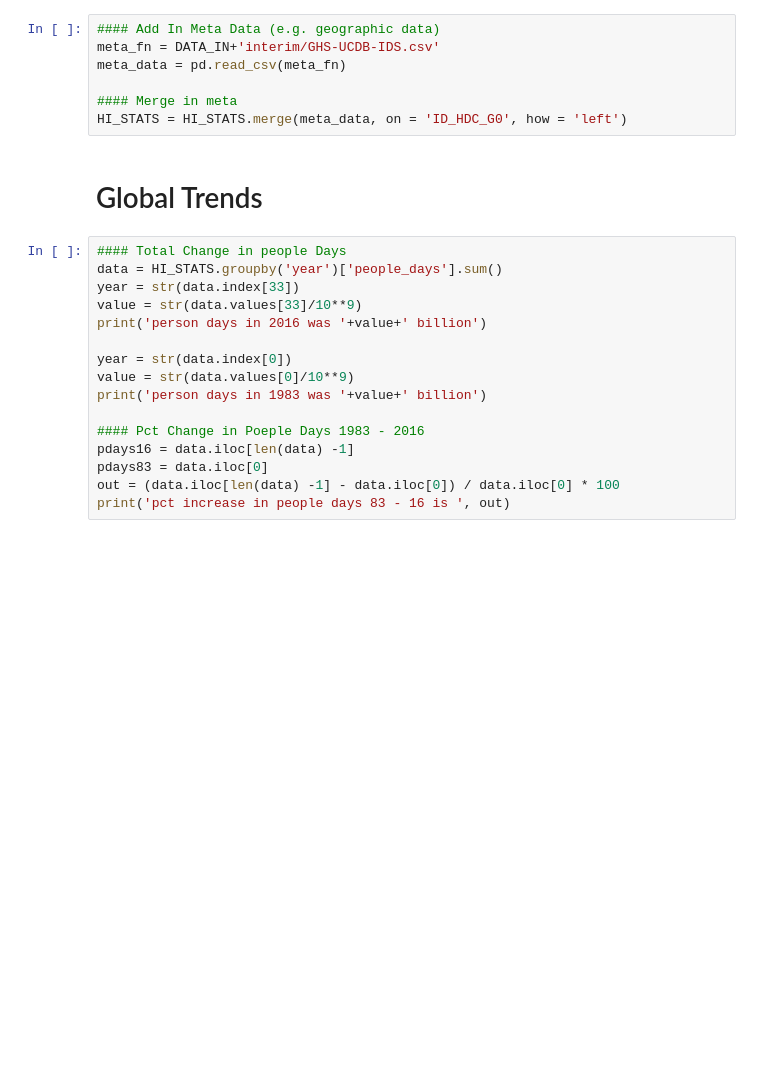
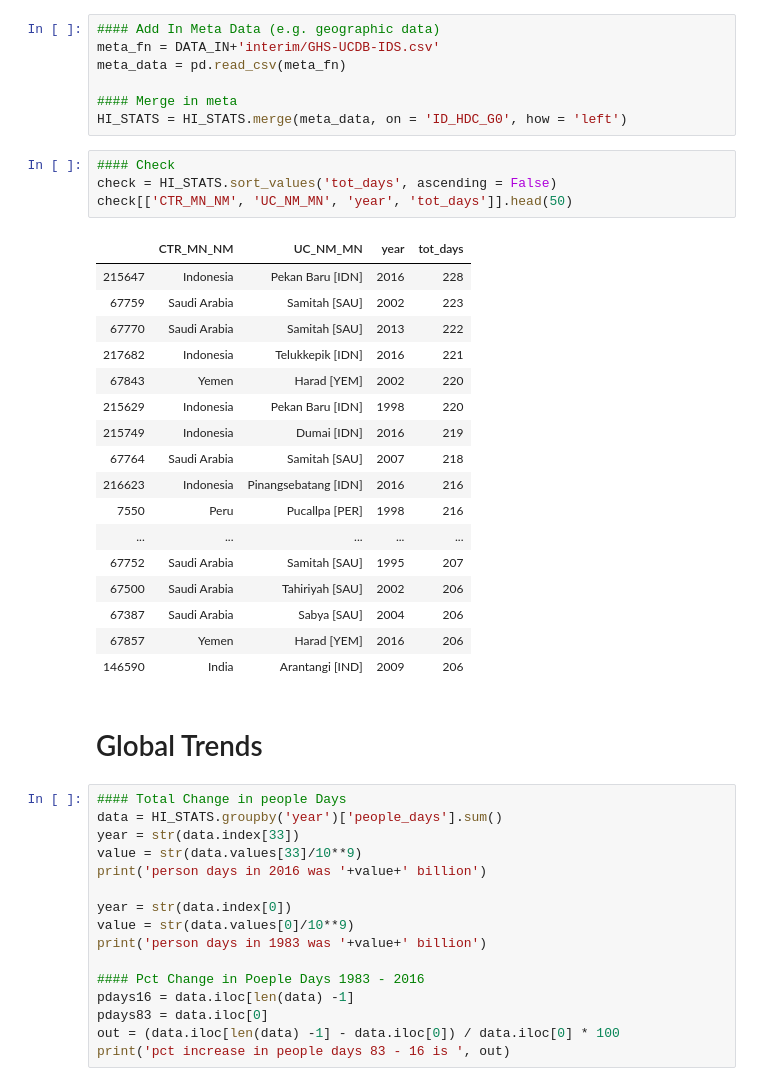
Before and after one commit to ecohydro/GlobalUrbanHeat, a Jupyter notebook: Notebooks/cpt_MS_calculations_PNASv2.ipynb, the cells around one changed output. Saved outputs shown, nothing was run; the diff lists cells and outputs as text; blank space fills up the shorter version.

```diff
--- a/Notebooks/cpt_MS_calculations_PNASv2.ipynb
+++ b/Notebooks/cpt_MS_calculations_PNASv2.ipynb
@@ -72,6 +75,28 @@ meta_data = pd.read_csv(meta_fn)
 
 #### Merge in meta
 HI_STATS = HI_STATS.merge(meta_data, on = 'ID_HDC_G0', how = 'left')
+# %%
+#### Check
+check = HI_STATS.sort_values('tot_days', ascending = False)
+check[['CTR_MN_NM', 'UC_NM_MN', 'year', 'tot_days']].head(50)
+# %% [output]
+|  | CTR_MN_NM | UC_NM_MN | year | tot_days |
+| 215647 | Indonesia | Pekan Baru [IDN] | 2016 | 228 |
+| 67759 | Saudi Arabia | Samitah [SAU] | 2002 | 223 |
+| 67770 | Saudi Arabia | Samitah [SAU] | 2013 | 222 |
+| 217682 | Indonesia | Telukkepik [IDN] | 2016 | 221 |
+| 67843 | Yemen | Harad [YEM] | 2002 | 220 |
+| 215629 | Indonesia | Pekan Baru [IDN] | 1998 | 220 |
+| 215749 | Indonesia | Dumai [IDN] | 2016 | 219 |
+| 67764 | Saudi Arabia | Samitah [SAU] | 2007 | 218 |
+| 216623 | Indonesia | Pinangsebatang [IDN] | 2016 | 216 |
+| 7550 | Peru | Pucallpa [PER] | 1998 | 216 |
+| ... | ... | ... | ... | ... |
+| 67752 | Saudi Arabia | Samitah [SAU] | 1995 | 207 |
+| 67500 | Saudi Arabia | Tahiriyah [SAU] | 2002 | 206 |
+| 67387 | Saudi Arabia | Sabya [SAU] | 2004 | 206 |
+| 67857 | Yemen | Harad [YEM] | 2016 | 206 |
+| 146590 | India | Arantangi [IND] | 2009 | 206 |
 # %% [markdown]
 # Global Trends
 # %%
```
Also changed, not shown: parts of 20 cells of this notebook, 1 other file.
